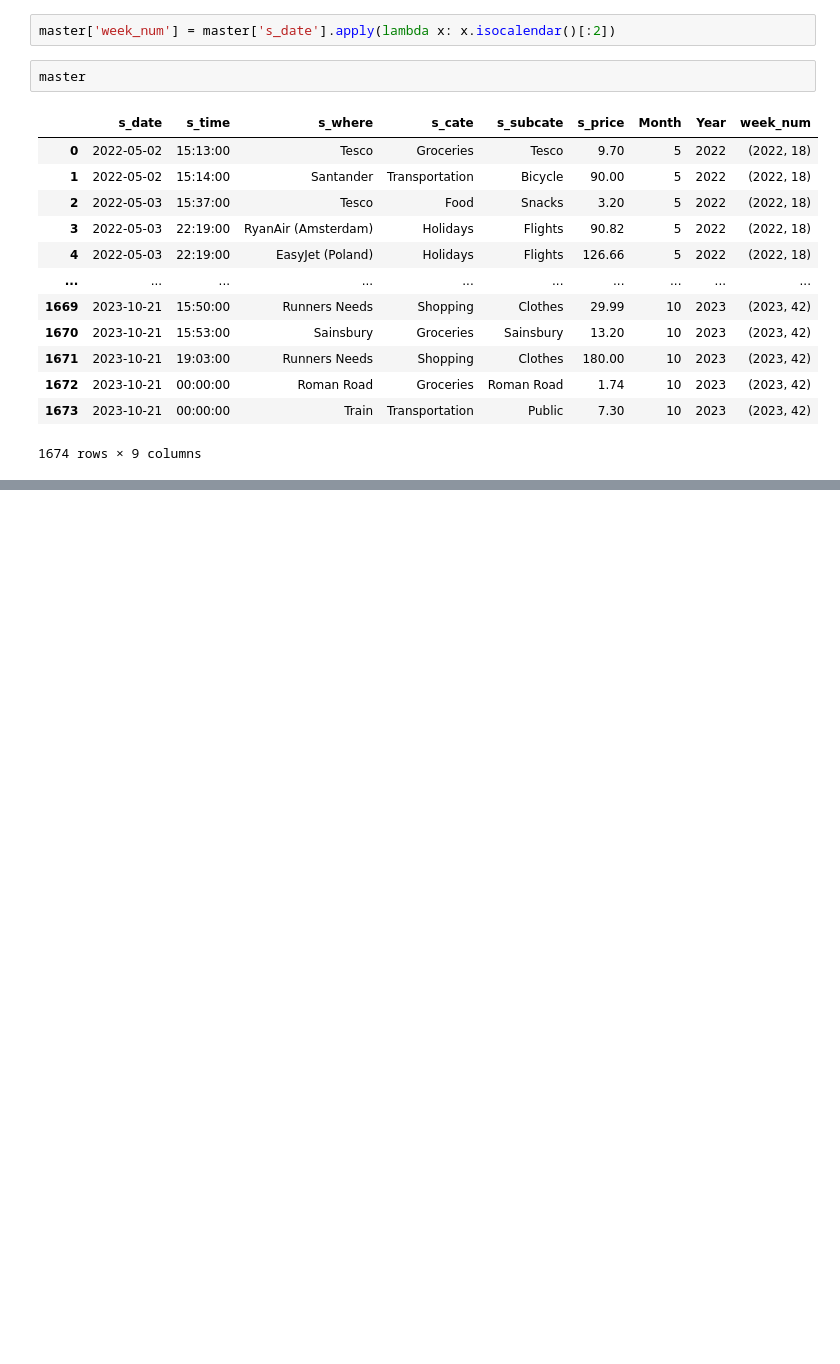
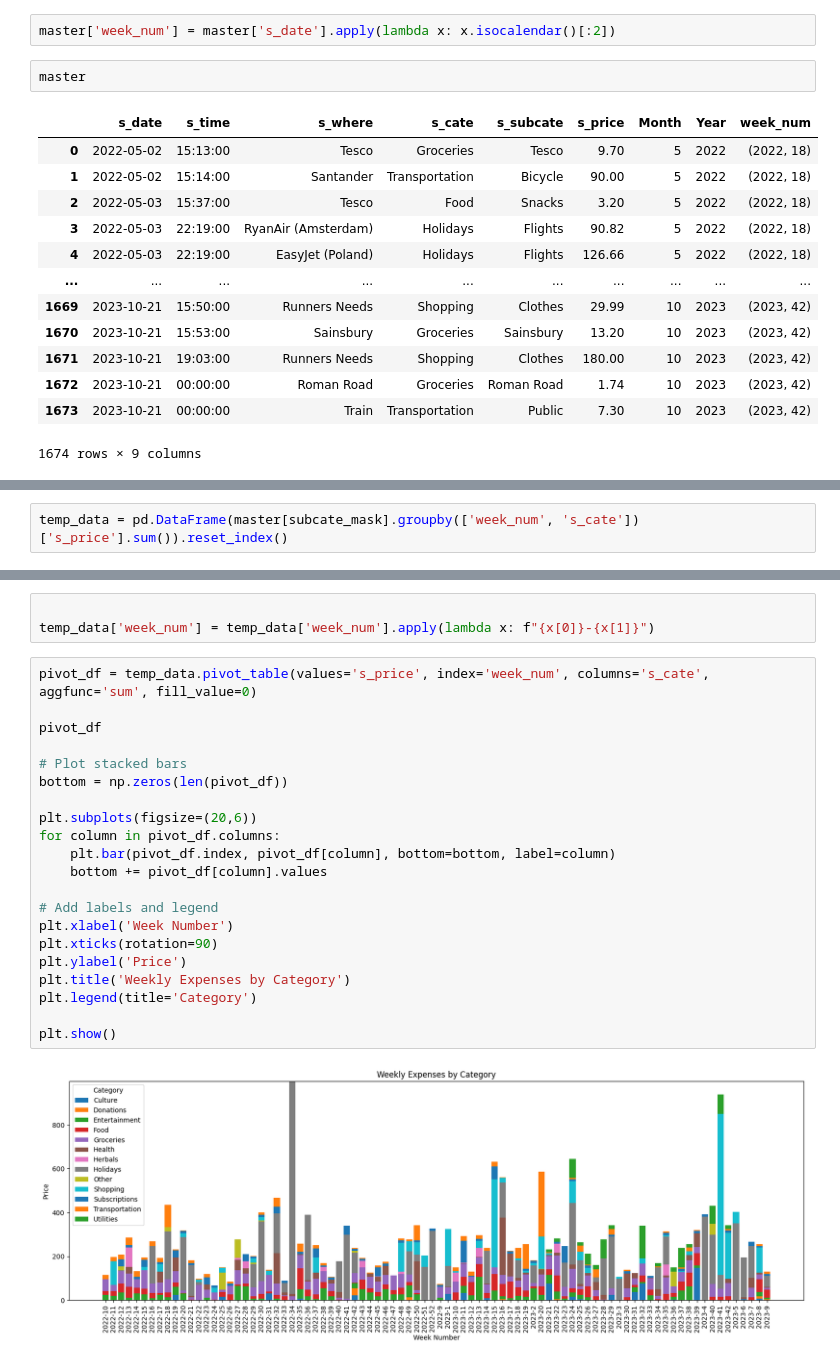
Before and after one commit to Ant-mel/personal_budget, a Jupyter notebook: explore.ipynb, the cells around one changed output, grey strips where cells are left out. Drawn from its saved outputs; the diff is of its cells as text; blank space fills up the shorter version.

```diff
--- a/explore.ipynb
+++ b/explore.ipynb
@@ -107,0 +147,2 @@ master.groupby('week_num')['s_price'].sum().plot()
+# %%
+temp_data = pd.DataFrame(master[subcate_mask].groupby(['week_num', 's_cate'])['s_price'].sum()).reset_index()
@@ -107,0 +186,26 @@ master.groupby('week_num')['s_price'].sum().plot()
+# %%
+
+temp_data['week_num'] = temp_data['week_num'].apply(lambda x: f"{x[0]}-{x[1]}")
+# %%
+pivot_df = temp_data.pivot_table(values='s_price', index='week_num', columns='s_cate', aggfunc='sum', fill_value=0)
+
+pivot_df
+
+# Plot stacked bars
+bottom = np.zeros(len(pivot_df))
+
+plt.subplots(figsize=(20,6))
+for column in pivot_df.columns:
+    plt.bar(pivot_df.index, pivot_df[column], bottom=bottom, label=column)
+    bottom += pivot_df[column].values
+
+# Add labels and legend
+plt.xlabel('Week Number')
+plt.xticks(rotation=90)
+plt.ylabel('Price')
+plt.title('Weekly Expenses by Category')
+plt.legend(title='Category')
+
+plt.show()
+# %% [output]
+[figure, added]
```
Also changed, not shown: parts of 9 cells of this notebook.
